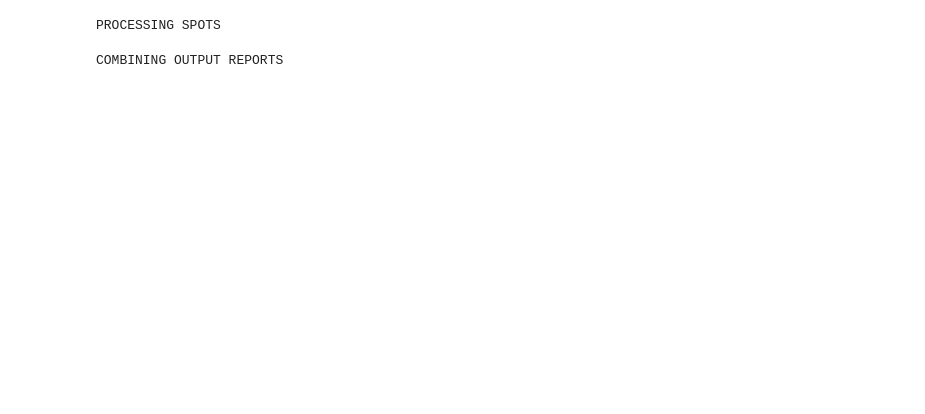
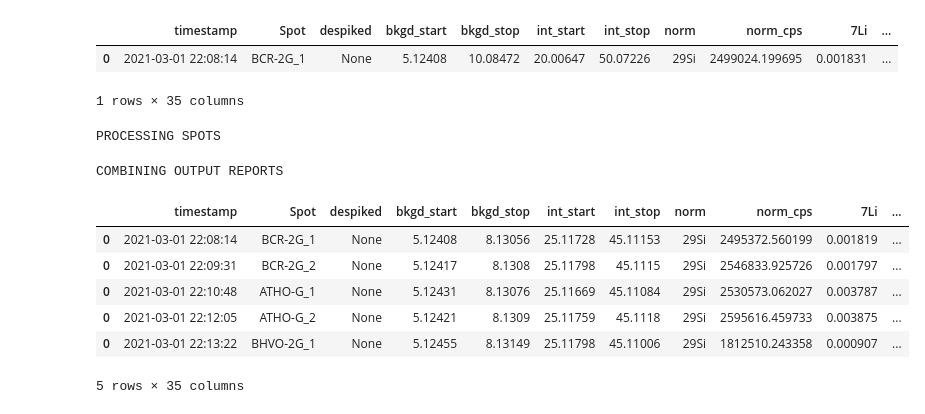
Before and after one commit to jlubbersgeo/lasertram, a Jupyter notebook: lasertram_tests.ipynb, the cells around one changed output. Cells and saved outputs as stored; diff of their text form; code cells hidden in the pictures; blank space fills up the shorter version.

```diff
--- a/lasertram_tests.ipynb
+++ b/lasertram_tests.ipynb
@@ -33,6 +33,12 @@ spot.get_detection_limits()
 spot.subtract_bkgd()
 spot.normalize_interval()
 spot.make_output_report()
+# %%
+spot.output_report
+# %% [output]
+|  | timestamp | Spot | despiked | bkgd_start | bkgd_stop | int_start | int_stop | norm | norm_cps | 7Li | ... |
+| 0 | 2021-03-01 22:08:14 | BCR-2G_1 | None | 5.12408 | 10.08472 | 20.00647 | 50.07226 | 29Si | 2499024.199695 | 0.001831 | ... |
+1 rows × 35 columns
 # %%
 spot = LaserTRAM(name = sample)
 lt.process_spot(
@@ -72,6 +78,16 @@ for spot in tqdm(my_spots):
 # %% [output]
 PROCESSING SPOTS
 COMBINING OUTPUT REPORTS
+# %%
+processed_df.head()
+# %% [output]
+|  | timestamp | Spot | despiked | bkgd_start | bkgd_stop | int_start | int_stop | norm | norm_cps | 7Li | ... |
+| 0 | 2021-03-01 22:08:14 | BCR-2G_1 | None | 5.12408 | 8.13056 | 25.11728 | 45.11153 | 29Si | 2495372.560199 | 0.001819 | ... |
+| 0 | 2021-03-01 22:09:31 | BCR-2G_2 | None | 5.12417 | 8.1308 | 25.11798 | 45.1115 | 29Si | 2546833.925726 | 0.001797 | ... |
+| 0 | 2021-03-01 22:10:48 | ATHO-G_1 | None | 5.12431 | 8.13076 | 25.11669 | 45.11084 | 29Si | 2530573.062027 | 0.003787 | ... |
+| 0 | 2021-03-01 22:12:05 | ATHO-G_2 | None | 5.12421 | 8.1309 | 25.11759 | 45.1118 | 29Si | 2595616.459733 | 0.003875 | ... |
+| 0 | 2021-03-01 22:13:22 | BHVO-2G_1 | None | 5.12455 | 8.13149 | 25.11798 | 45.11006 | 29Si | 1812510.243358 | 0.000907 | ... |
+5 rows × 35 columns
 # %%
 srm_data = pd.read_excel(r"C:\Users\jlubbers\OneDrive - DOI\Research\Coding\laserTRAM-DB\tests\laicpms_stds_tidy.xlsx")
 # %%
```
Also changed, not shown: parts of 3 cells of this notebook, 1 other file.
